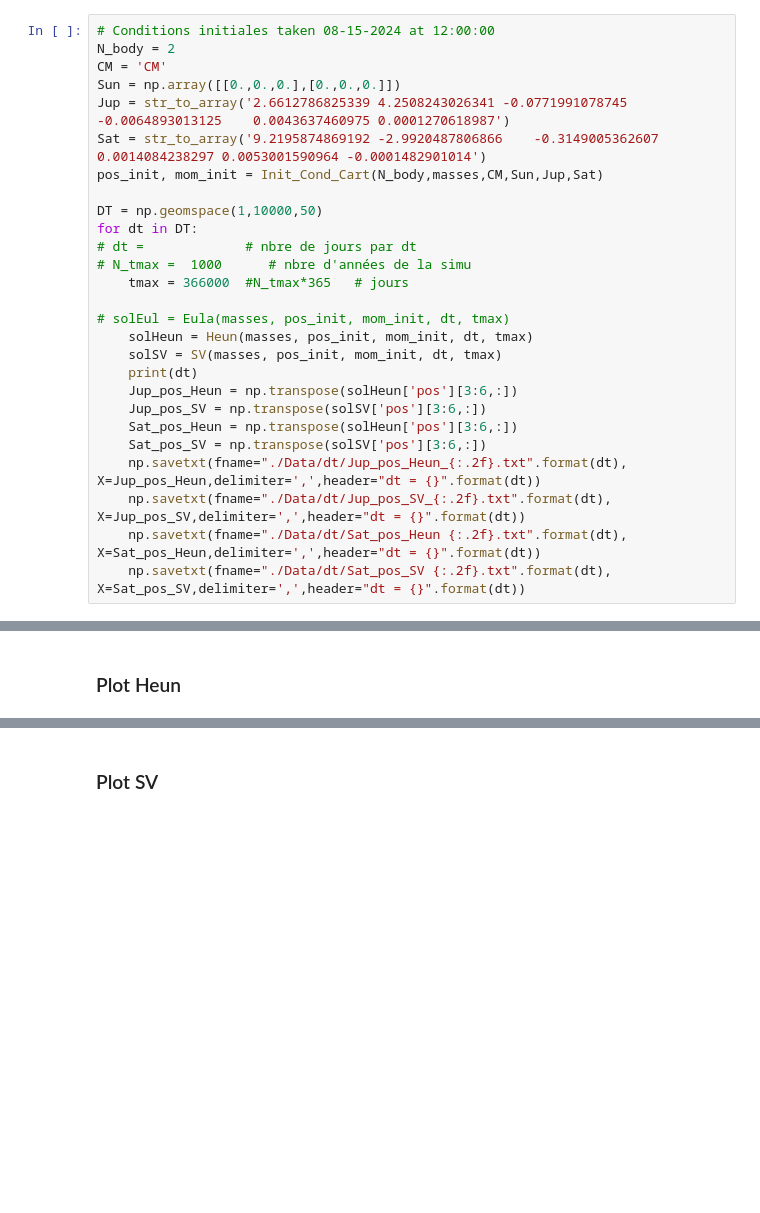
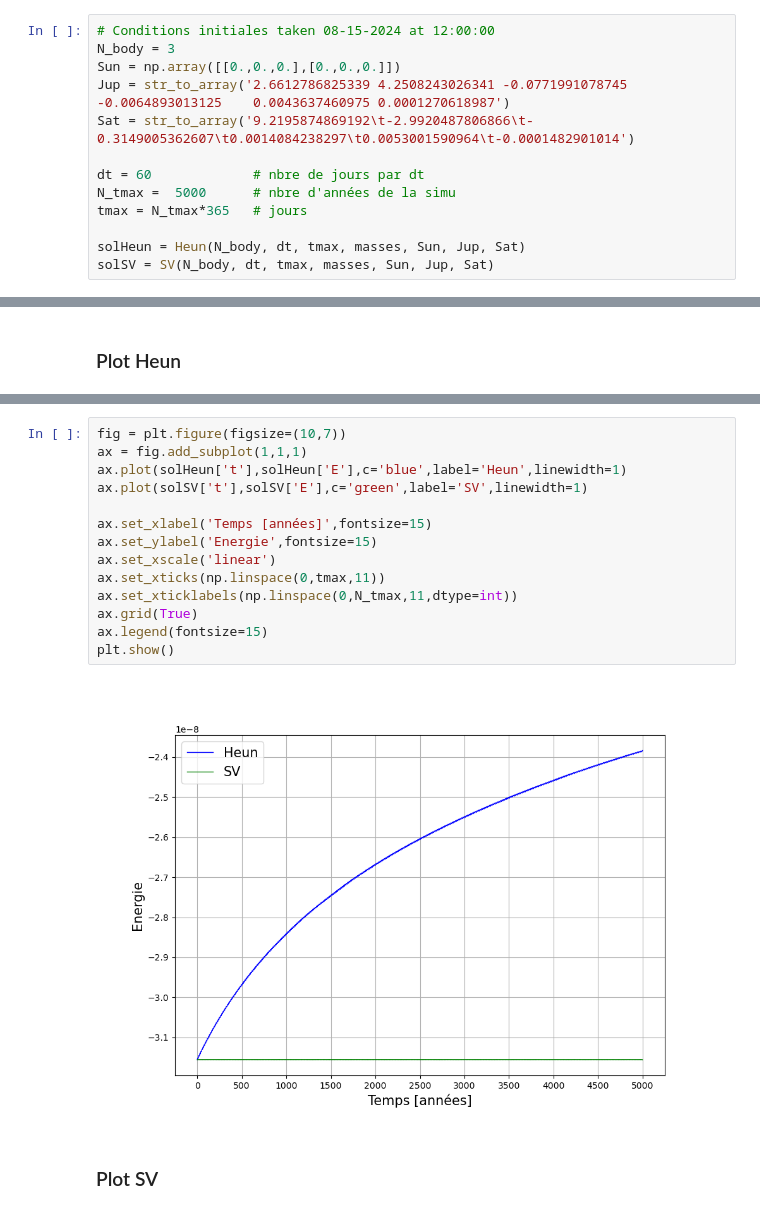
Before and after one commit to ColinDucarme/LPHYS1303---Projet, a Jupyter notebook: FD/Celestial_Dynamics.ipynb, the cells around one changed output, grey strips where cells are left out. Drawn from its saved outputs; the diff is of its cells as text; blank space fills up the shorter version.

```diff
--- a/FD/Celestial_Dynamics.ipynb
+++ b/FD/Celestial_Dynamics.ipynb
@@ -214,28 +202,14 @@ def SV(masses, pos_init, mom_init, dt, tmax):
 # %%
 # Conditions initiales taken 08-15-2024 at 12:00:00
-N_body = 2
-CM = 'CM'
+N_body = 3
 Sun = np.array([[0.,0.,0.],[0.,0.,0.]])
 Jup = str_to_array('2.6612786825339	4.2508243026341	-0.0771991078745	-0.0064893013125	0.0043637460975	0.0001270618987')
-Sat = str_to_array('9.2195874869192	-2.9920487806866	-0.3149005362607	0.0014084238297	0.0053001590964	-0.0001482901014')
-pos_init, mom_init = Init_Cond_Cart(N_body,masses,CM,Sun,Jup,Sat)
+Sat = str_to_array('9.2195874869192\t-2.9920487806866\t-0.3149005362607\t0.0014084238297\t0.0053001590964\t-0.0001482901014')
 
-DT = np.geomspace(1,10000,50)
-for dt in DT:
-# dt =             # nbre de jours par dt
-# N_tmax =  1000      # nbre d'années de la simu
-    tmax = 366000  #N_tmax*365   # jours
+dt = 60             # nbre de jours par dt
+N_tmax =  5000      # nbre d'années de la simu
+tmax = N_tmax*365   # jours
 
-# solEul = Eula(masses, pos_init, mom_init, dt, tmax)
-    solHeun = Heun(masses, pos_init, mom_init, dt, tmax)
-    solSV = SV(masses, pos_init, mom_init, dt, tmax)
-    print(dt)
-    Jup_pos_Heun = np.transpose(solHeun['pos'][3:6,:])
-    Jup_pos_SV = np.transpose(solSV['pos'][3:6,:])
-    Sat_pos_Heun = np.transpose(solHeun['pos'][3:6,:])
-    Sat_pos_SV = np.transpose(solSV['pos'][3:6,:])
-    np.savetxt(fname="./Data/dt/Jup_pos_Heun_{:.2f}.txt".format(dt), X=Jup_pos_Heun,delimiter=',',header="dt = {}".format(dt))
-    np.savetxt(fname="./Data/dt/Jup_pos_SV_{:.2f}.txt".format(dt), X=Jup_pos_SV,delimiter=',',header="dt = {}".format(dt))
-    np.savetxt(fname="./Data/dt/Sat_pos_Heun {:.2f}.txt".format(dt), X=Sat_pos_Heun,delimiter=',',header="dt = {}".format(dt))
-    np.savetxt(fname="./Data/dt/Sat_pos_SV {:.2f}.txt".format(dt), X=Sat_pos_SV,delimiter=',',header="dt = {}".format(dt))
+solHeun = Heun(N_body, dt, tmax, masses, Sun, Jup, Sat)
+solSV = SV(N_body, dt, tmax, masses, Sun, Jup, Sat)
 # %% [output]
@@ -286,2 +282,18 @@ plt.show()
+# %%
+fig = plt.figure(figsize=(10,7))
+ax = fig.add_subplot(1,1,1)
+ax.plot(solHeun['t'],solHeun['E'],c='blue',label='Heun',linewidth=1)
+ax.plot(solSV['t'],solSV['E'],c='green',label='SV',linewidth=1)
+
+ax.set_xlabel('Temps [années]',fontsize=15)
+ax.set_ylabel('Energie',fontsize=15)
+ax.set_xscale('linear')
+ax.set_xticks(np.linspace(0,tmax,11))
+ax.set_xticklabels(np.linspace(0,N_tmax,11,dtype=int))
+ax.grid(True)
+ax.legend(fontsize=15)
+plt.show()
+# %% [output]
+[figure, added]
 # %% [markdown]
 ### Plot SV
```
Also changed, not shown: parts of 41 cells of this notebook, 6 other files.
